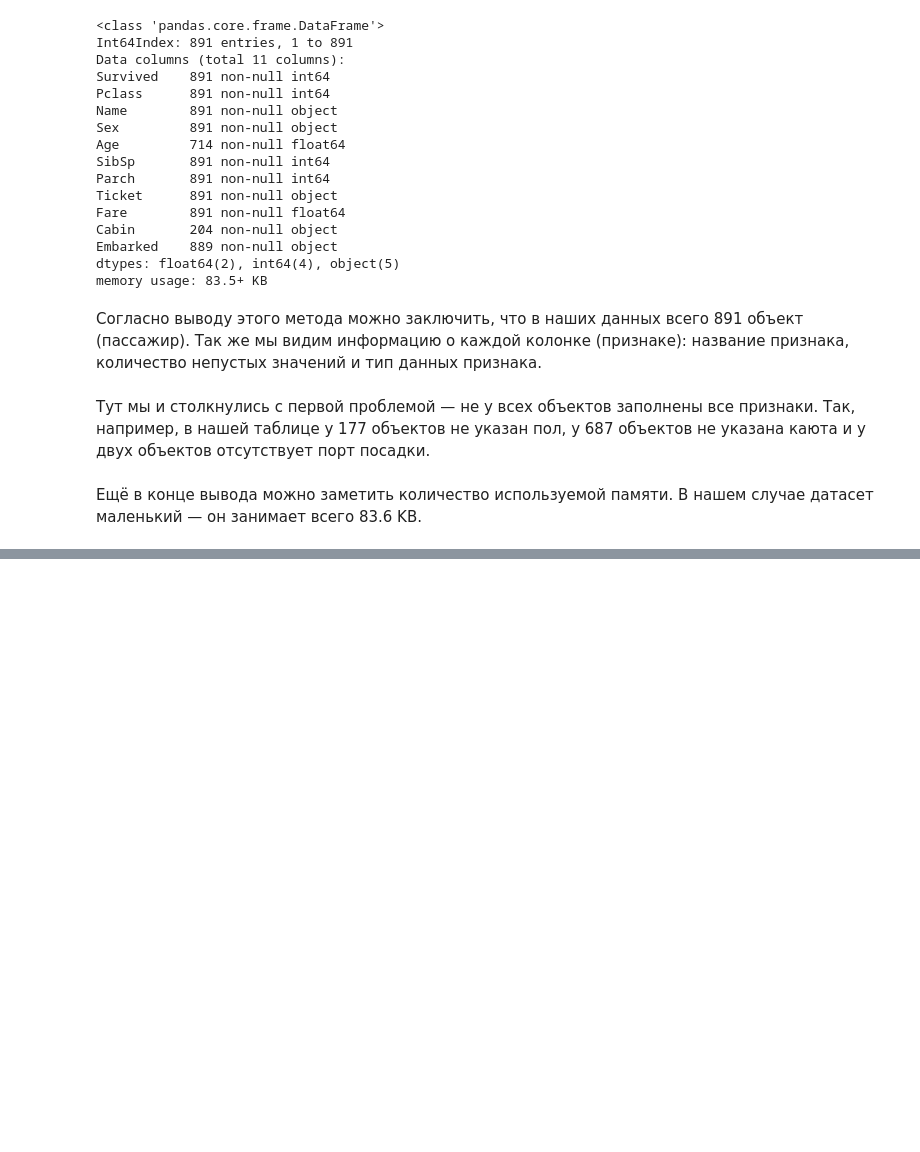
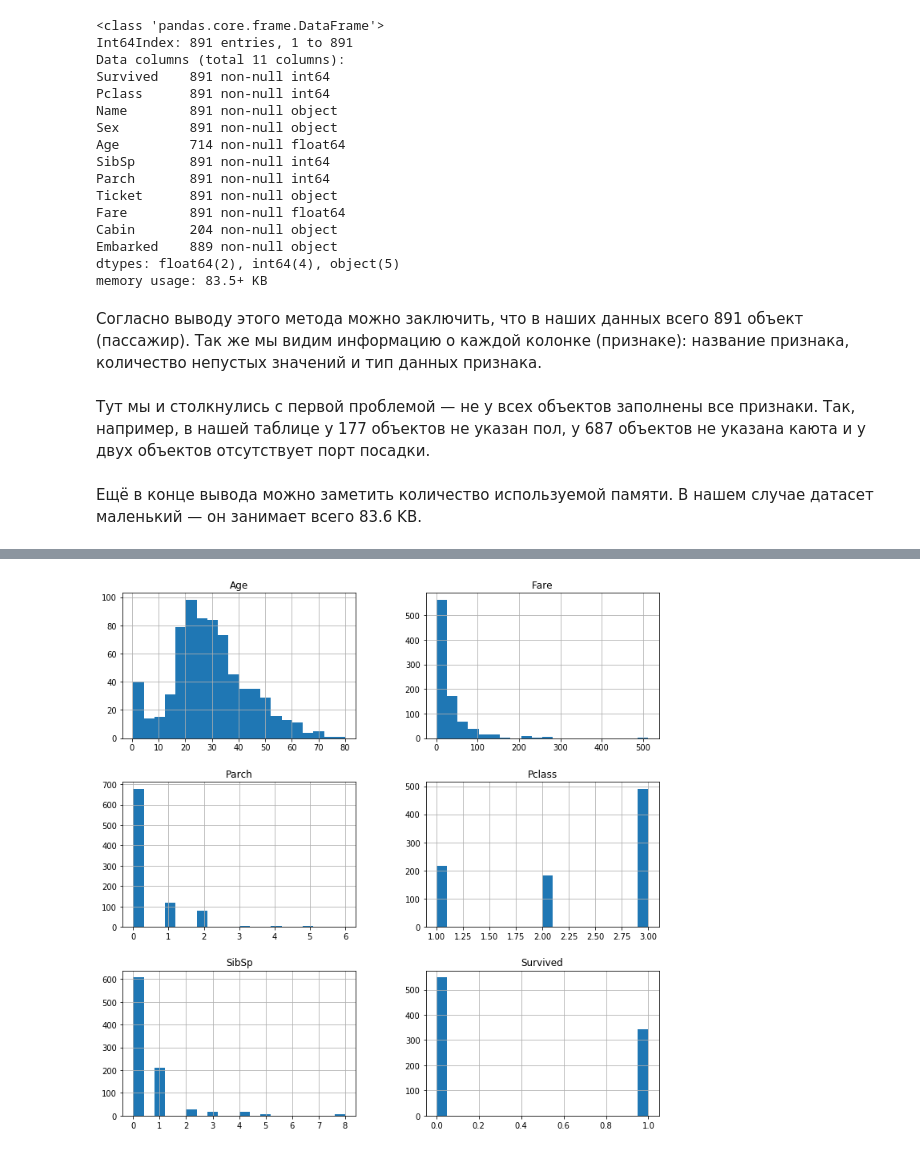
Before and after one commit to batogov/ml-coursework, a Jupyter notebook: coursework.ipynb, the cells around one changed output, grey strips where cells are left out. Saved outputs shown, nothing was run; the diff lists cells and outputs as text; code cells hidden in the pictures; blank space fills up the shorter version.

```diff
--- a/coursework.ipynb
+++ b/coursework.ipynb
@@ -104,0 +162,4 @@ memory usage: 83.5+ KB
+# %%
+hists = data.hist(figsize=(12, 12), bins=20)
+# %% [output]
+[figure, added]
```
Also changed, not shown: parts of 47 cells of this notebook.
